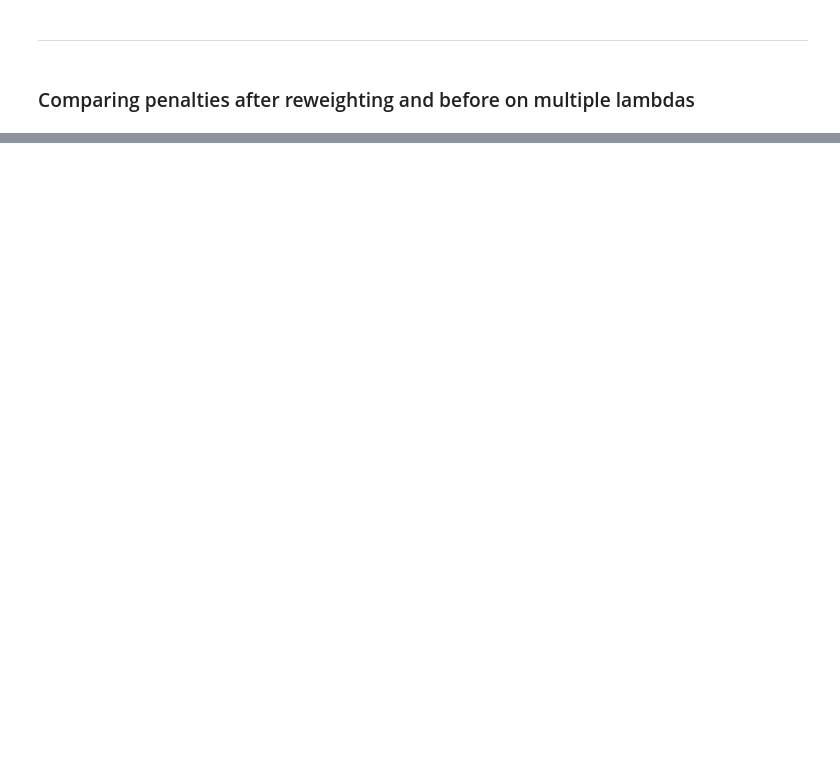
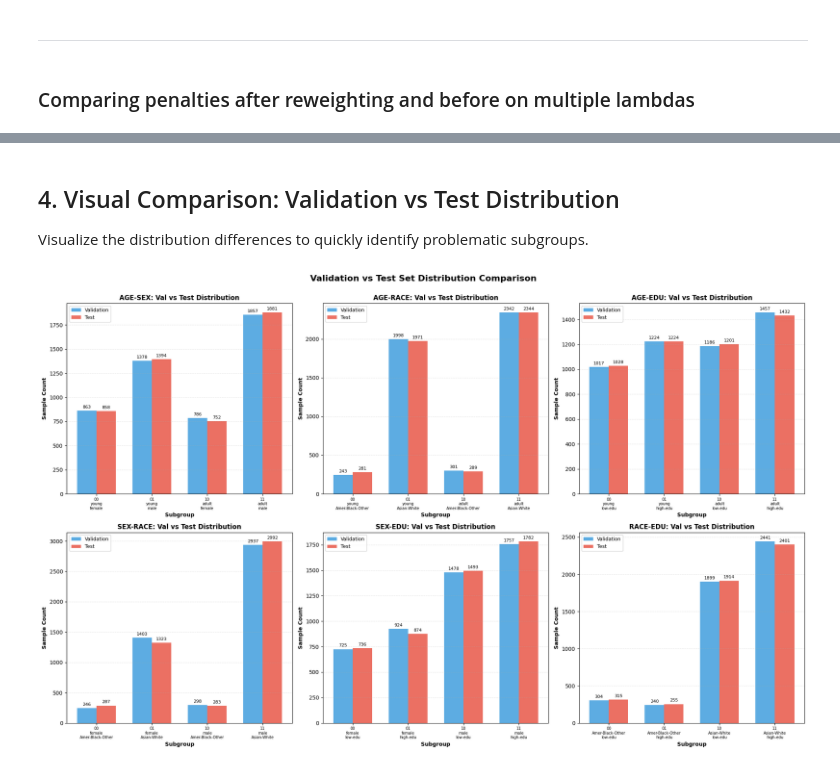
Before and after one commit to rolss/Fairness-in-data, a Jupyter notebook: Reweight_Census_BINARY tests validation.ipynb, the cells around one changed output, grey strips where cells are left out. Cells and saved outputs as stored; diff of their text form; code cells hidden in the pictures; blank space fills up the shorter version.

```diff
--- a/Reweight_Census_BINARY tests validation.ipynb
+++ b/Reweight_Census_BINARY tests validation.ipynb
@@ -755,0 +1506,60 @@ penalties_across_metrics['PPE'][sensible_attribute]
+# %% [markdown]
+## 4. Visual Comparison: Validation vs Test Distribution
+
+Visualize the distribution differences to quickly identify problematic subgroups.
+# %%
+import matplotlib.pyplot as plt
+import numpy as np
+
+fig, axes = plt.subplots(2, 3, figsize=(20, 12))
+axes = axes.flatten()
+
+for idx, combo in enumerate(two_attr_combinations):
+    ax = axes[idx]
+    attrs = combo.split('-')
+
+    val_total = distribution_comparison[combo]['val_total']
+    test_total = distribution_comparison[combo]['test_total']
+
+    all_subgroups = sorted(set(val_total.index) | set(test_total.index))
+
+    val_counts = [val_total.get(sg, 0) for sg in all_subgroups]
+    test_counts = [test_total.get(sg, 0) for sg in all_subgroups]
+
+    # Decode labels
+    decoded_labels = []
+    for sg in all_subgroups:
+        decoded = '\n'.join([mapping[attrs[i]][int(sg[i])] for i in range(len(attrs))])
+        decoded_labels.append(f"{sg}\n{decoded}")
+
+    x = np.arange(len(all_subgroups))
+    width = 0.35
+
+    bars1 = ax.bar(x - width/2, val_counts, width, label='Validation', alpha=0.8, color='#3498db')
+    bars2 = ax.bar(x + width/2, test_counts, width, label='Test', alpha=0.8, color='#e74c3c')
+
+    # Add value labels
+    for bars in [bars1, bars2]:
+        for bar in bars:
+            height = bar.get_height()
+            if height > 0:
+                ax.annotate(f'{int(height)}',
+                           xy=(bar.get_x() + bar.get_width() / 2, height),
+                           xytext=(0, 3),
+                           textcoords="offset points",
+                           ha='center', va='bottom', fontsize=8)
+
+    ax.set_xlabel('Subgroup', fontsize=10, fontweight='bold')
+    ax.set_ylabel('Sample Count', fontsize=10, fontweight='bold')
+    ax.set_title(f'{combo.upper()}: Val vs Test Distribution', fontsize=12, fontweight='bold')
+    ax.set_xticks(x)
+    ax.set_xticklabels(decoded_labels, fontsize=7)
+    ax.legend(fontsize=9)
+    ax.grid(axis='y', alpha=0.3, linestyle='--')
+
+plt.tight_layout()
+plt.suptitle('Validation vs Test Set Distribution Comparison',
+            fontsize=16, fontweight='bold', y=1.03)
+plt.show()
+# %% [output]
+[figure, added]
```
Also changed, not shown: parts of 47 cells of this notebook.
